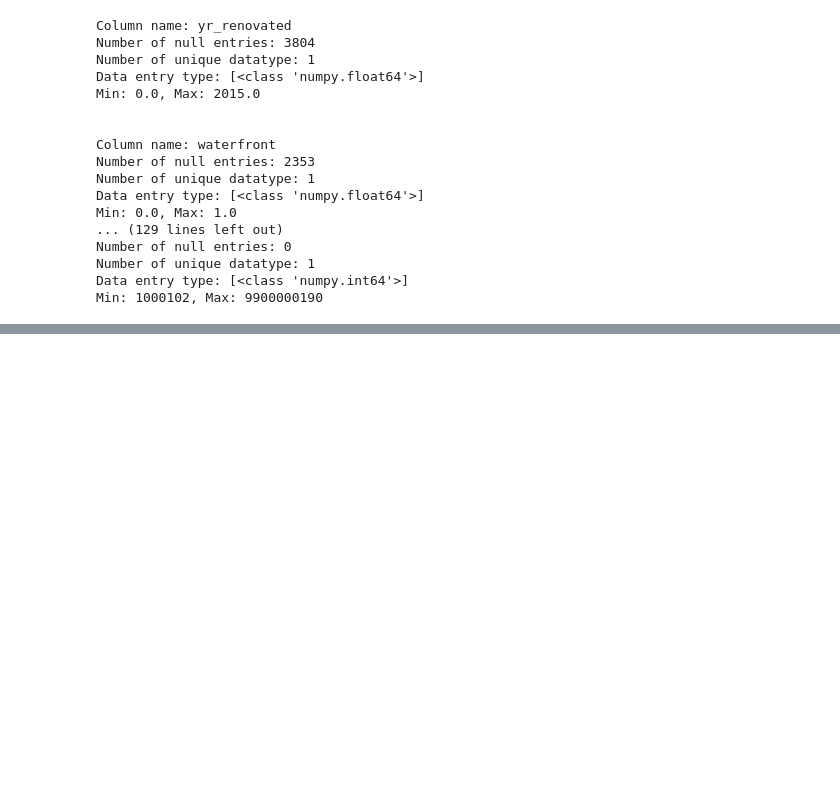
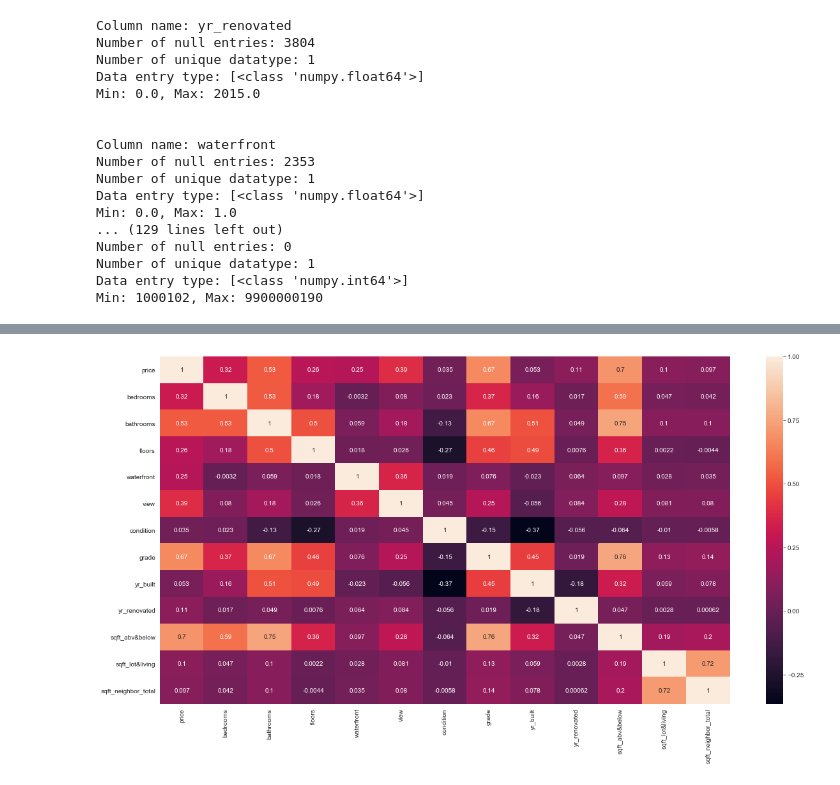
Before and after one commit to Ftan91/Exploratory-Data-Analysis-on-Features-that-Impact-House-Prices-in-Kings-County-Seattle, a Jupyter notebook: Finn2 - Kings County Dataset.ipynb, the cells around one changed output, grey strips where cells are left out. Saved outputs shown, nothing was run; the diff lists cells and outputs as text; code cells hidden in the pictures; blank space fills up the shorter version.

```diff
--- a/Finn2 - Kings County Dataset.ipynb
+++ b/Finn2 - Kings County Dataset.ipynb
@@ -193,0 +244,10 @@ df.zipcode.nunique()
+# %%
+# check for multicollinearity
+df_excluding_date_location = df.drop(['date', 'zipcode','lat', 'long'], axis = 1)
+correlation_matrix = df_excluding_date_location.corr()
+
+fig, ax = plt.subplots(figsize = (20,10))
+sns.heatmap(correlation_matrix, annot = True, ax = ax)
+plt.show()
+# %% [output]
+[figure, added]
```
Also changed, not shown: parts of 23 cells of this notebook.
